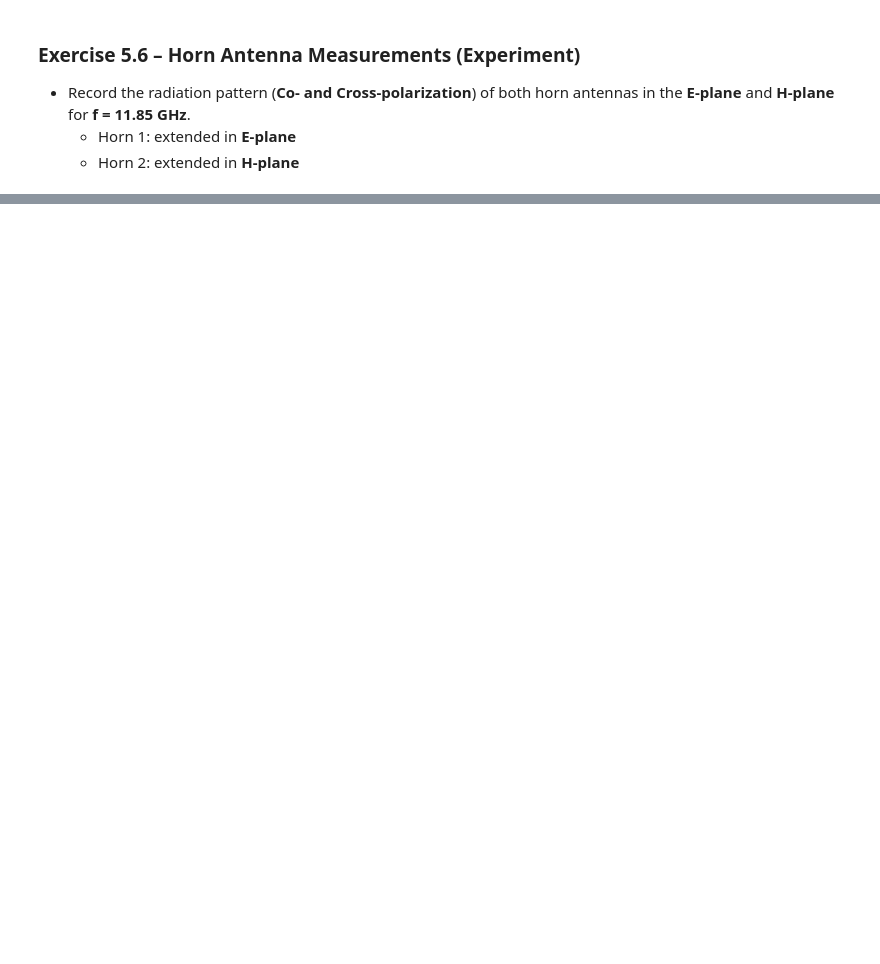
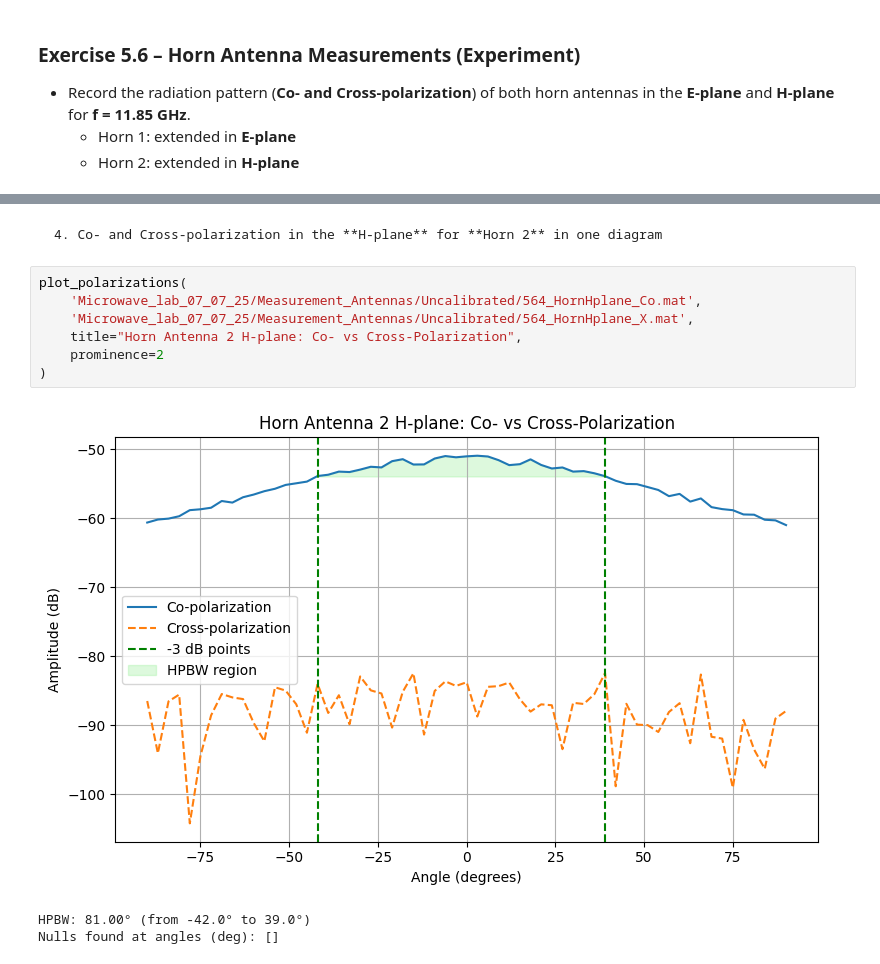
Before and after one commit to NortheLo/Microwave_Eng_Lab, a Jupyter notebook: Lab5_Antennas/Lab5_Antennas_Group1.ipynb, the cells around one changed output, grey strips where cells are left out. Saved outputs shown, nothing was run; the diff lists cells and outputs as text; blank space fills up the shorter version.

```diff
--- a/Lab5_Antennas/Lab5_Antennas_Group1.ipynb
+++ b/Lab5_Antennas/Lab5_Antennas_Group1.ipynb
@@ -89,0 +155,13 @@ plt.show()
+# %% [markdown]
+    4. Co- and Cross-polarization in the **H-plane** for **Horn 2** in one diagram
+# %%
+plot_polarizations(
+    'Microwave_lab_07_07_25/Measurement_Antennas/Uncalibrated/564_HornHplane_Co.mat',
+    'Microwave_lab_07_07_25/Measurement_Antennas/Uncalibrated/564_HornHplane_X.mat',
+    title="Horn Antenna 2 H-plane: Co- vs Cross-Polarization",
+    prominence=2
+)
+# %% [output]
+[figure, added]
+HPBW: 81.00° (from -42.0° to 39.0°)
+Nulls found at angles (deg): []
```
Also changed, not shown: parts of 14 cells of this notebook.
